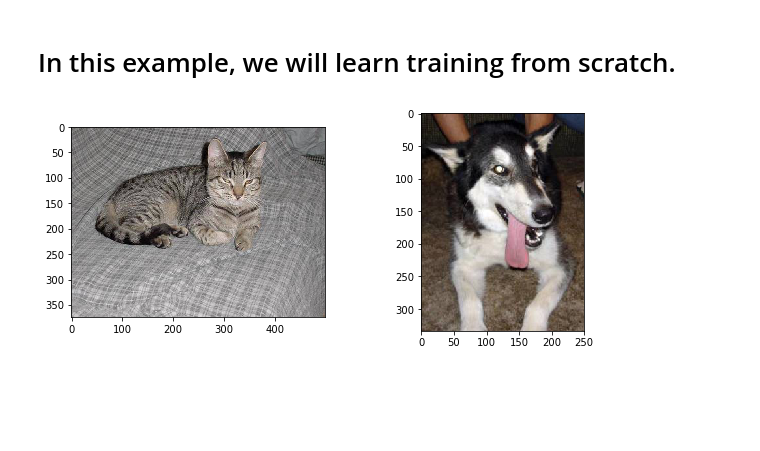
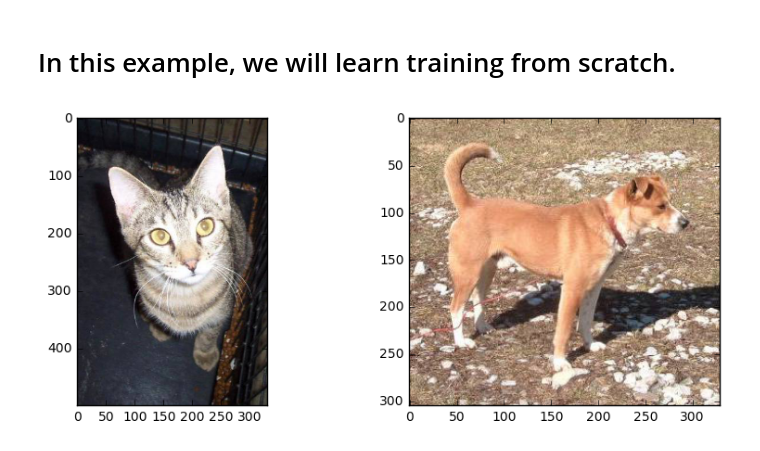
Before and after one commit to mjDelta/keras-examples, a Jupyter notebook: ex06_training_from_scratch.ipynb, the cells around one changed output. Saved outputs shown, nothing was run; the diff lists cells and outputs as text; code cells hidden in the pictures; blank space fills up the shorter version.

```diff
--- a/ex06_training_from_scratch.ipynb
+++ b/ex06_training_from_scratch.ipynb
@@ -13,21 +13,42 @@ all_files=os.listdir(from_dir)
 cat_files=[f for f in all_files if f[:3]=="cat"]
 dog_files=[f for f in all_files if f[:3]=="dog"]
 
-choosen_cats=np.random.choice(cat_files,2000)
-choosen_dogs=np.random.choice(dog_files,2000)
-if not os.path.exists(to_dir):
-    os.mkdir(to_dir)
-for c,d in tqdm(zip(choosen_cats,choosen_dogs)):
-    shutil.copy(os.path.join(from_dir,c),os.path.join(to_dir,c))
-    shutil.copy(os.path.join(from_dir,d),os.path.join(to_dir,d))
+np.random.shuffle(cat_files)
+np.random.shuffle(dog_files)
+
+def mkdir_(dir_):
+    if not os.path.exists(dir_):
+        os.makedirs(dir_)
+train_cats=cat_files[:1000];mkdir_(os.path.join(to_dir,"train","cats"))
+train_dogs=dog_files[:1000];mkdir_(os.path.join(to_dir,"train","dogs"))
+val_cats=cat_files[1000:1500];mkdir_(os.path.join(to_dir,"val","cats"))
+val_dogs=dog_files[1000:1500];mkdir_(os.path.join(to_dir,"val","dogs"))
+test_cats=cat_files[1500:2000];mkdir_(os.path.join(to_dir,"test","cats"))
+test_dogs=dog_files[1500:2000];mkdir_(os.path.join(to_dir,"test","dogs"))
+
+def copy(choosen_cats,choosen_dogs,k):
+    for c,d in tqdm(zip(choosen_cats,choosen_dogs)):
+        shutil.copy(os.path.join(from_dir,c),os.path.join(to_dir,k,"cats",c))
+        shutil.copy(os.path.join(from_dir,d),os.path.join(to_dir,k,"dogs",d))
+        if not os.path.exists(os.path.join(to_dir,k,"cats",c)):
+            print(c+"Copy Failed!")
+        if not os.path.exists(os.path.join(to_dir,k,"dogs",d)):
+            print(d+"Copy Failed!")
+copy(train_cats,train_dogs,"train")
+copy(val_cats,val_dogs,"val")
+copy(test_cats,test_dogs,"test")
 # %%
 %matplotlib inline
 from PIL import Image
 fig=plt.figure(figsize=(10,4))
 fig.add_subplot(121)
-plt.imshow(Image.open(os.path.join(to_dir,c)))
+plt.imshow(Image.open(os.path.join(to_dir,"train","cats",train_cats[0])))
 fig.add_subplot(122)
-plt.imshow(Image.open(os.path.join(to_dir,d)))
+plt.imshow(Image.open(os.path.join(to_dir,"train","dogs",train_dogs[0])))
 plt.show()
+
+train_dir=os.path.join(to_dir,"train")
+val_dir=os.path.join(to_dir,"val")
+test_dir=os.path.join(to_dir,"test")
 # %% [output]
-[figure, old version]
+[figure, new version]
```
Also changed, not shown: parts of 2 cells of this notebook.
